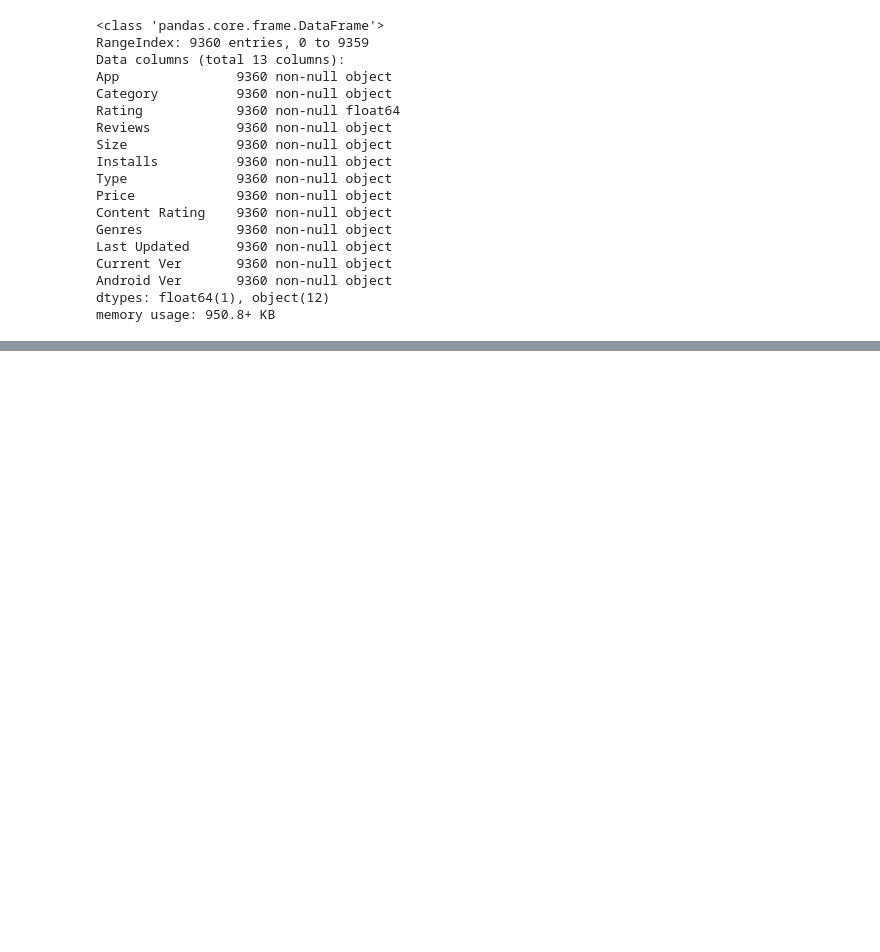
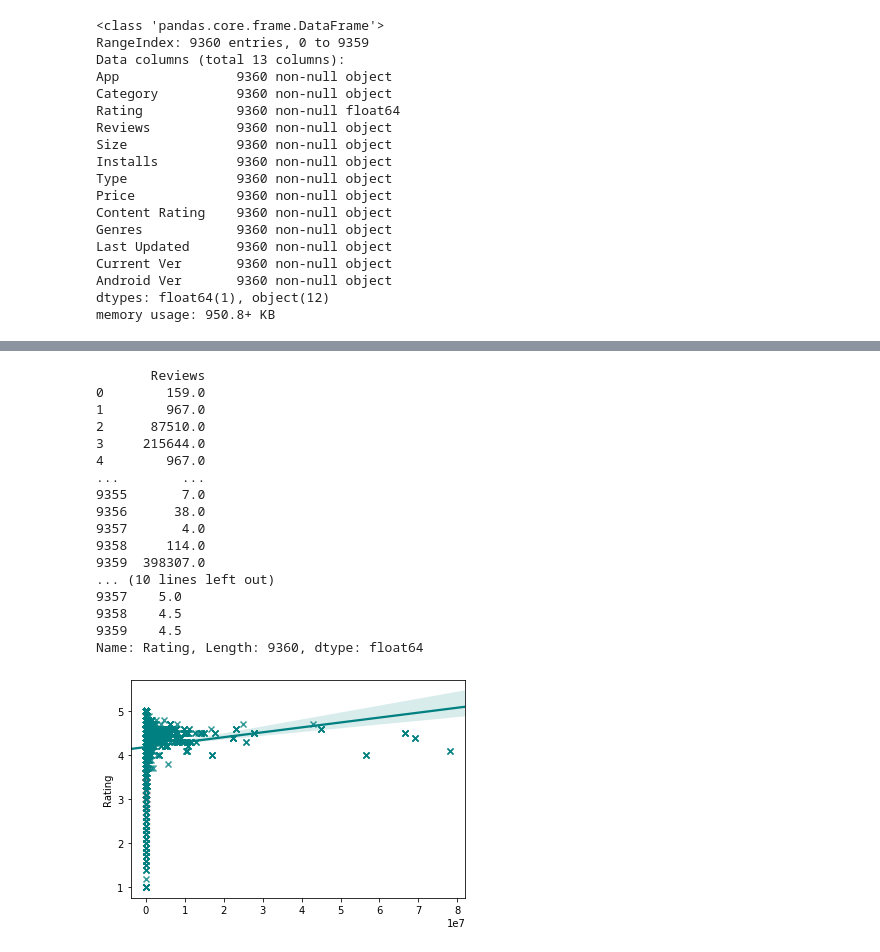
Before and after one commit to Filinouns/AAMD, a Jupyter notebook: PF/Untitled.ipynb, the cells around one changed output, grey strips where cells are left out. Drawn from its saved outputs; the diff is of its cells as text; code cells hidden in the pictures; blank space fills up the shorter version.

```diff
--- a/PF/Untitled.ipynb
+++ b/PF/Untitled.ipynb
@@ -185,0 +383,38 @@ print(X[0])
+# %%
+from sklearn.linear_model import LinearRegression
+from sklearn.model_selection import train_test_split
+import seaborn as sns
+
+X = data.drop(labels = ['Price','Category_i','Type','Content Rating','Rating','Size','Installs','Genres_i','NameSize'],axis = 1)
+y = data.Rating
+print(X)
+
+X_train, X_test, y_train, y_test = train_test_split(X, y, test_size=0.3)
+model = LinearRegression()
+model.fit(X_train,y_train)
+Results = model.predict(X_test)
+#sns.regplot(Results,y_test,color='teal', label = 'Integer', marker = 'x')
+
+#sns.regplot(X_train,y_train,color='teal', label = 'Integer', marker = 'x')
+sns.regplot(X,y,color='teal', label = 'Integer', marker = 'x')
+
+print(y)
+# %% [output]
+       Reviews
+0        159.0
+1        967.0
+2      87510.0
+3     215644.0
+4        967.0
+...        ...
+9355       7.0
+9356      38.0
+9357       4.0
+9358     114.0
+9359  398307.0
+... (10 lines left out)
+9357    5.0
+9358    4.5
+9359    4.5
+Name: Rating, Length: 9360, dtype: float64
+[figure, added]
```
Also changed, not shown: parts of 7 cells of this notebook, 12 other files.
